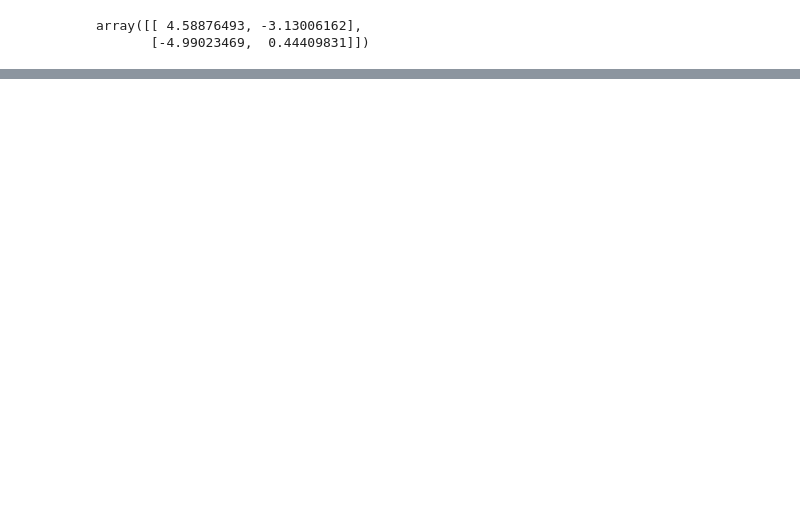
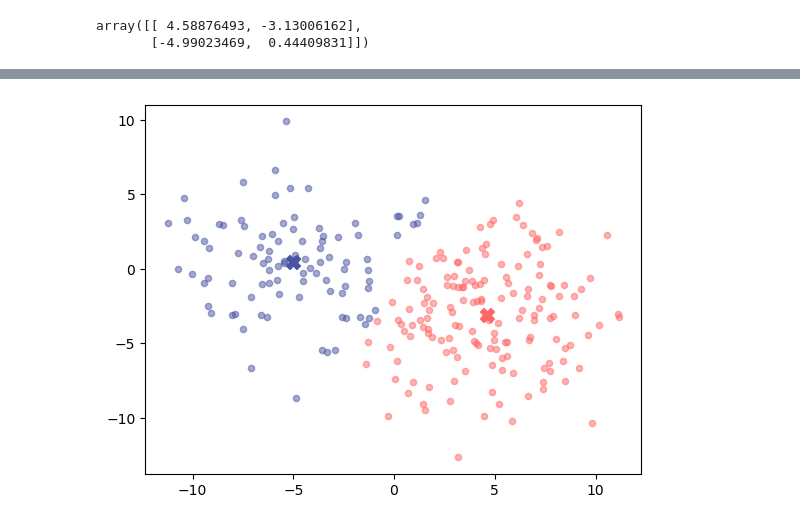
Before and after one commit to nguynlb/DataScience, a Jupyter notebook: MachineLearning/K-means.ipynb, the cells around one changed output, grey strips where cells are left out. Saved outputs shown, nothing was run; the diff lists cells and outputs as text; code cells hidden in the pictures; blank space fills up the shorter version.

```diff
--- a/MachineLearning/K-means.ipynb
+++ b/MachineLearning/K-means.ipynb
@@ -362,0 +407,5 @@ for i in np.arange(len(kmean.all_labels)):
+# %%
+kmean = KMeans(2, 20)
+# %%
+data_set, _ = make_blobs(n_samples=250, cluster_std=3.0, random_state=123)
+data_set
@@ -362,0 +430,2 @@ for i in np.arange(len(kmean.all_labels)):
+# %%
+centroid = kmean.fit(data_set)
@@ -362,0 +434,14 @@ for i in np.arange(len(kmean.all_labels)):
+# %%
+cluster_label = ["cluster 1", "cluster 2"]
+color = ["#4A55A2", "#FF6666"]
+
+
+label = kmean.all_labels[-1]
+centroid = kmean.all_centroids[-1]
+for i in np.arange(2):
+    idx = np.where(np.array(label) == i)[0]
+    data_i = data_set[idx, :]
+    plt.scatter(data_i[:, 0], data_i[:, 1], s = 20, c = color[i], alpha = .5)
+    plt.scatter(centroid[i, 0], centroid[i, 1], s = 100, c = color[i], alpha = 1, marker = 'X')
+# %% [output]
+[figure, added]
```
Also changed, not shown: parts of 13 cells of this notebook.
